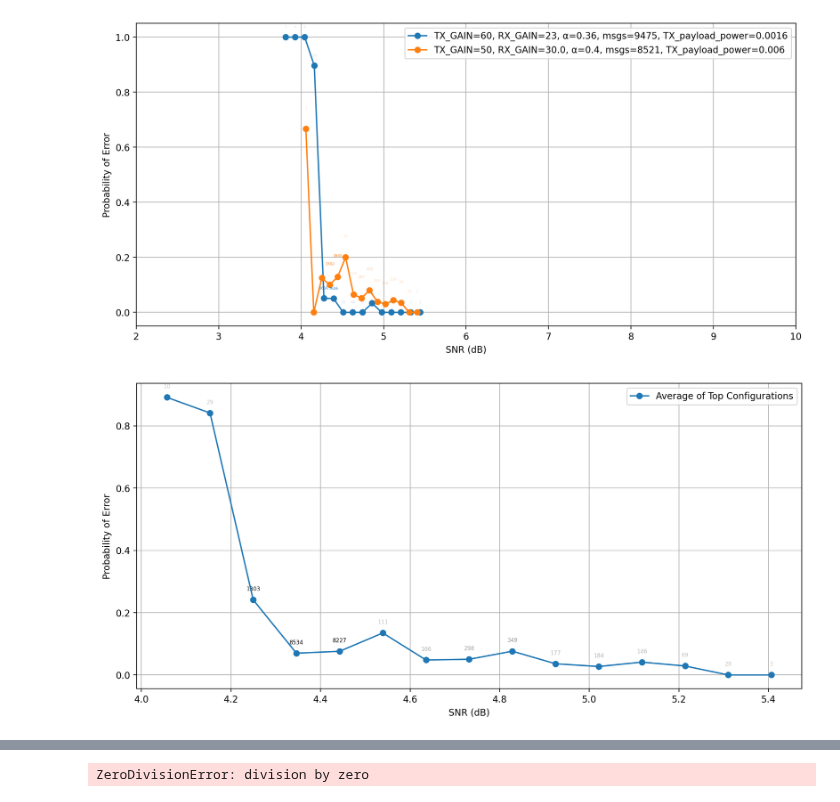
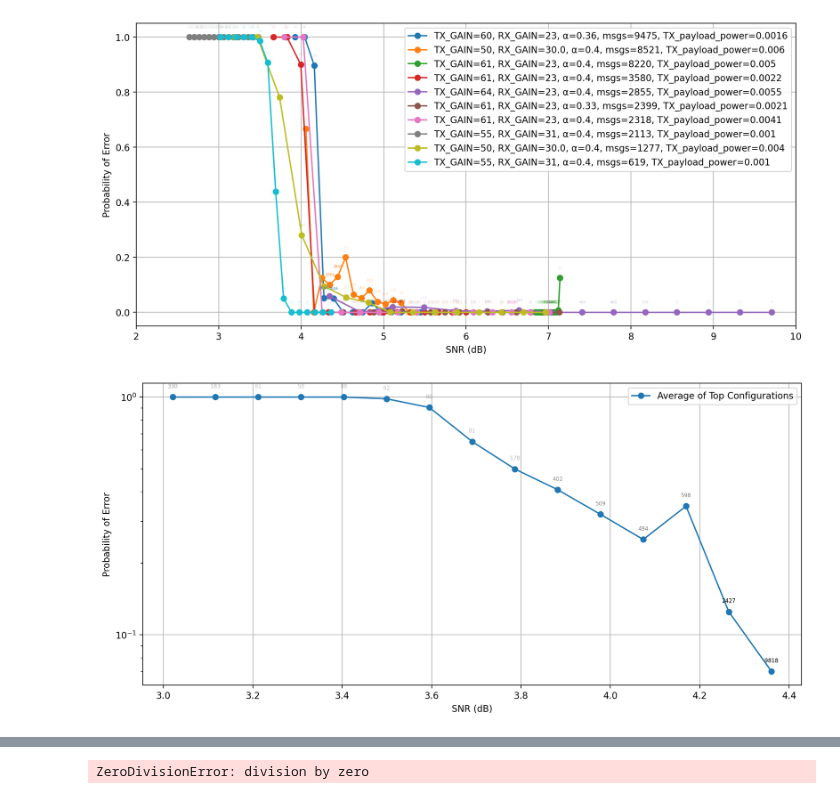
Before and after one commit to mkashani-phd/Secure_Wireless_Relay, a Jupyter notebook: Experiments/3_node_test/analyze.ipynb, the cells around one changed output, grey strips where cells are left out. Cells and saved outputs as stored; diff of their text form; code cells hidden in the pictures.

```diff
--- a/Experiments/3_node_test/analyze.ipynb
+++ b/Experiments/3_node_test/analyze.ipynb
@@ -114,7 +122,7 @@ total_fail_snrs = []
 fontsize = 14
 min_snr = 1.9
 max_snr = 10
-n_bins = 20
+n_bins = 15
 scale_factor = 1000
 min_fontsize = 8
 max_fontsize = 14
@@ -219,5 +227,5 @@ plt.show()
 # %%
-top_configs = [config for i, config in enumerate(sorted_configs[:2]) if i not in [4]]
+top_configs = [config for i, config in enumerate(sorted_configs[:10]) if i not in []]
 
 # Plot
 plt.figure(figsize=(13, 6), dpi=200)
@@ -282,7 +290,7 @@ for config_json, data in top_configs:
         # Actually annotate
         plt.annotate(
             str(count),
-            (x, y + cnt*.04),
+            (x, y ),
             textcoords="offset points",
             xytext=(0, 10),
             ha='center',
@@ -347,7 +355,7 @@ with np.errstate(divide='ignore', invalid='ignore'):
 
 # Plot the average error probability
 plt.figure(figsize=(13, 6), dpi=200)
-plt.plot(snr_points, average_error_prob, marker='o', label='Average of Top Configurations')
+plt.semilogy(snr_points, average_error_prob, marker='o', label='Average of Top Configurations')
 # Annotate points with number of packets
 for x, y, count in zip(snr_points, average_error_prob, total_counts):
     if count == 0:
@@ -356,32 +364,33 @@ for x, y, count in zip(snr_points, average_error_prob, total_counts):
     # Normalize count between min_size and max_size
     min_fontsize = 6
     max_fontsize = 6
 
     min_alpha = 0.2
     max_alpha = 1
 
     # Scale fontsize and alpha based on count
     # (You might adjust scale_factor depending on your counts)
     scale_factor = 1500  # adjust this to control sensitivity
     fontsize = min(max(min_fontsize, (count / scale_factor) * (max_fontsize - min_fontsize) + min_fontsize), max_fontsize)
     alpha = min(max(min_alpha, (count / scale_factor) * (max_alpha - min_alpha) + min_alpha), max_alpha)
     # Actually annotate
     plt.annotate(
         str(int(count)),
         (x, y),
         textcoords="offset points",
         xytext=(0, 10),
         ha='center',
         fontsize=fontsize,
         alpha=alpha,
         # color=plt.gca().lines[-1].get_color()  # Use the same color as the label
     )
 
 plt.xlabel('SNR (dB)')
 plt.ylabel('Probability of Error')
 plt.grid(True)
 plt.legend()
+
 plt.show()
 # %% [output]
-[figure, old version]
+[figure, new version]
-[figure, old version]
+[figure, new version]
```
Also changed, not shown: parts of 7 cells of this notebook, 4 other files.
